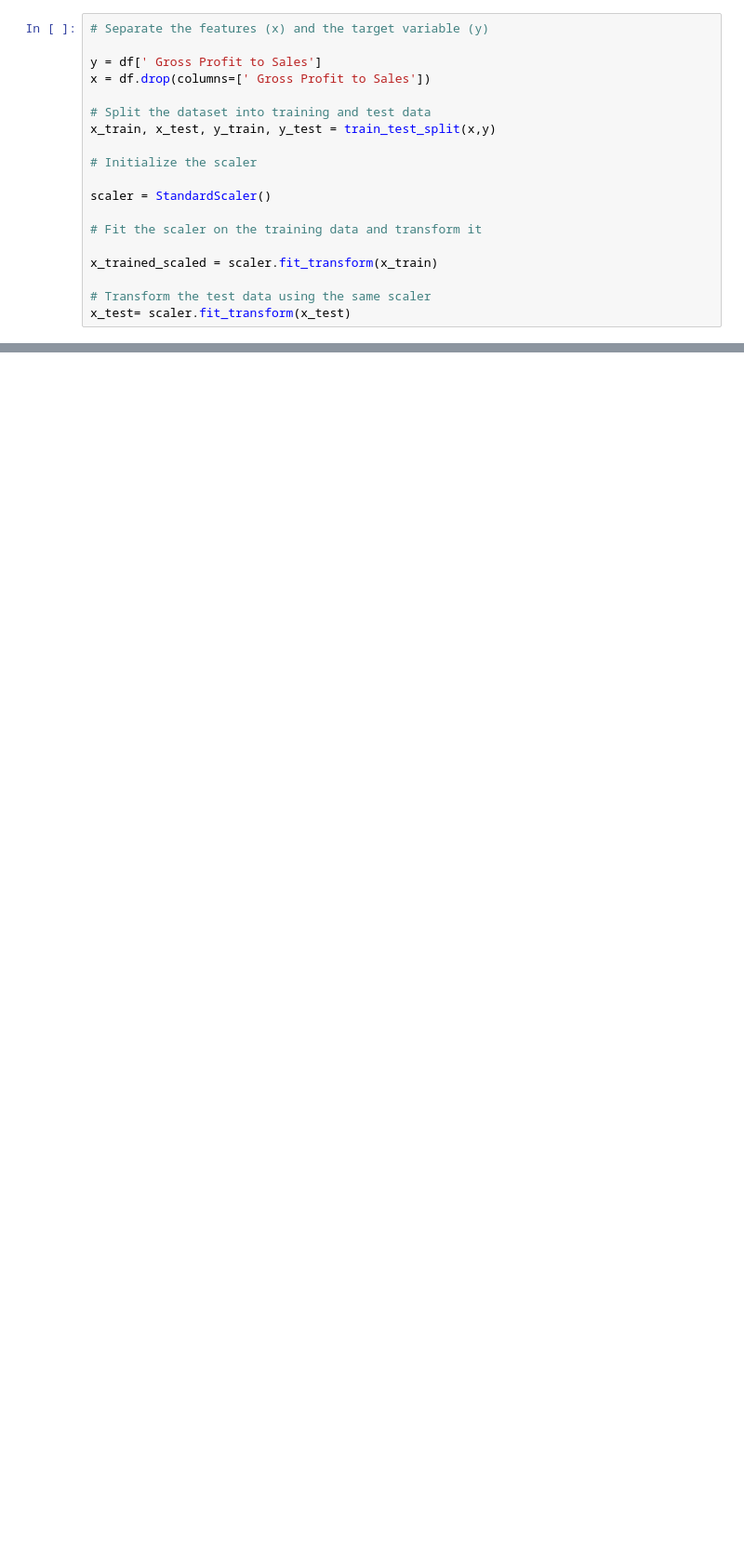
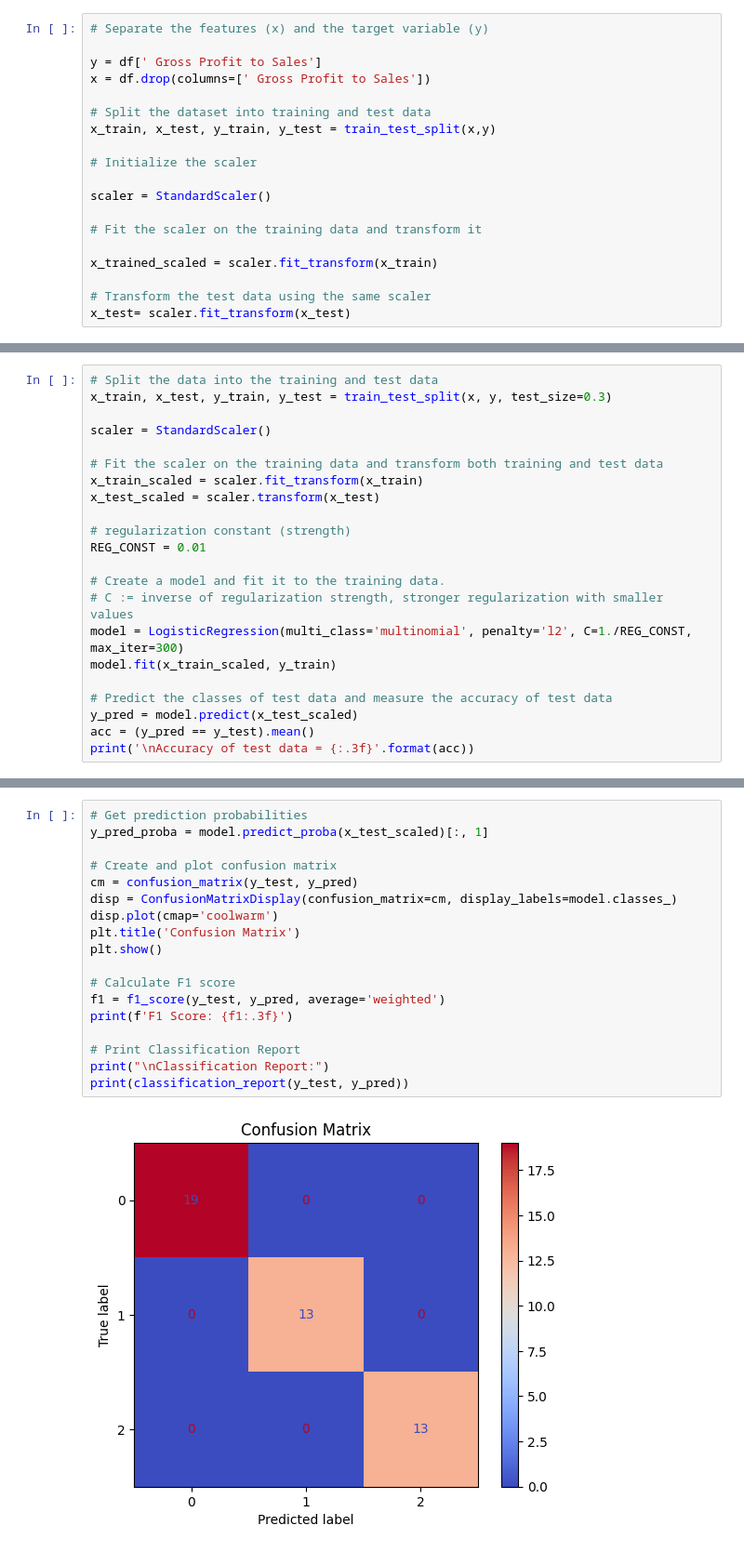
Before and after one commit to Bahbunb/MY-DAC-Curriculum, a Jupyter notebook: DAC-006_Machine_Learning/DAC-006-Intro_to_ML_Tutorial.ipynb, the cells around one changed output, grey strips where cells are left out. Shown at 93% size. Cells and saved outputs as stored; diff of their text form; blank space fills up the shorter version.

```diff
--- a/DAC-006_Machine_Learning/DAC-006-Intro_to_ML_Tutorial.ipynb
+++ b/DAC-006_Machine_Learning/DAC-006-Intro_to_ML_Tutorial.ipynb
@@ -129,0 +141,22 @@ R2 (Linear Regression) = {:.3f} 0.6876902028723918
+# %%
+# Split the data into the training and test data
+x_train, x_test, y_train, y_test = train_test_split(x, y, test_size=0.3)
+
+scaler = StandardScaler()
+
+# Fit the scaler on the training data and transform both training and test data
+x_train_scaled = scaler.fit_transform(x_train)
+x_test_scaled = scaler.transform(x_test)
+
+# regularization constant (strength)
+REG_CONST = 0.01
+
+# Create a model and fit it to the training data.
+# C := inverse of regularization strength, stronger regularization with smaller values
+model = LogisticRegression(multi_class='multinomial', penalty='l2', C=1./REG_CONST, max_iter=300)
+model.fit(x_train_scaled, y_train)
+
+# Predict the classes of test data and measure the accuracy of test data
+y_pred = model.predict(x_test_scaled)
+acc = (y_pred == y_test).mean()
+print('\nAccuracy of test data = {:.3f}'.format(acc))
@@ -129,0 +165,20 @@ R2 (Linear Regression) = {:.3f} 0.6876902028723918
+# %%
+# Get prediction probabilities
+y_pred_proba = model.predict_proba(x_test_scaled)[:, 1]
+
+# Create and plot confusion matrix
+cm = confusion_matrix(y_test, y_pred)
+disp = ConfusionMatrixDisplay(confusion_matrix=cm, display_labels=model.classes_)
+disp.plot(cmap='coolwarm')
+plt.title('Confusion Matrix')
+plt.show()
+
+# Calculate F1 score
+f1 = f1_score(y_test, y_pred, average='weighted')
+print(f'F1 Score: {f1:.3f}')
+
+# Print Classification Report
+print("\nClassification Report:")
+print(classification_report(y_test, y_pred))
+# %% [output]
+[figure, added]
```
Also changed, not shown: parts of 13 cells of this notebook.
